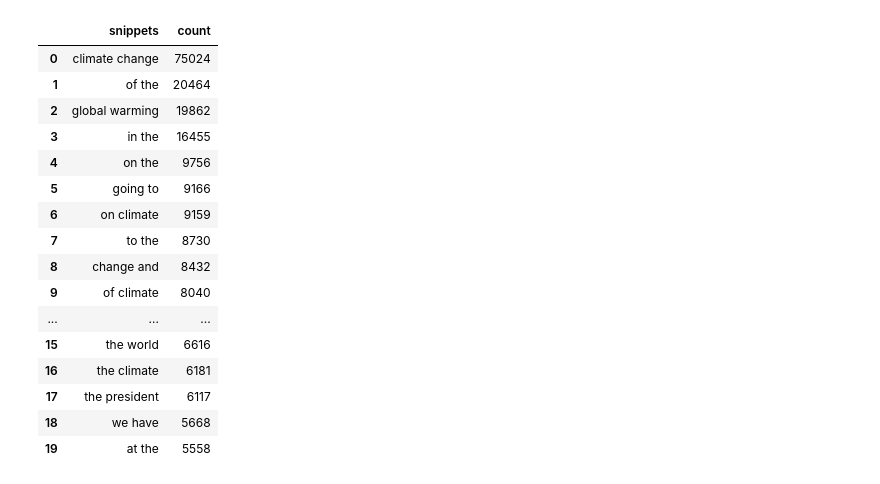
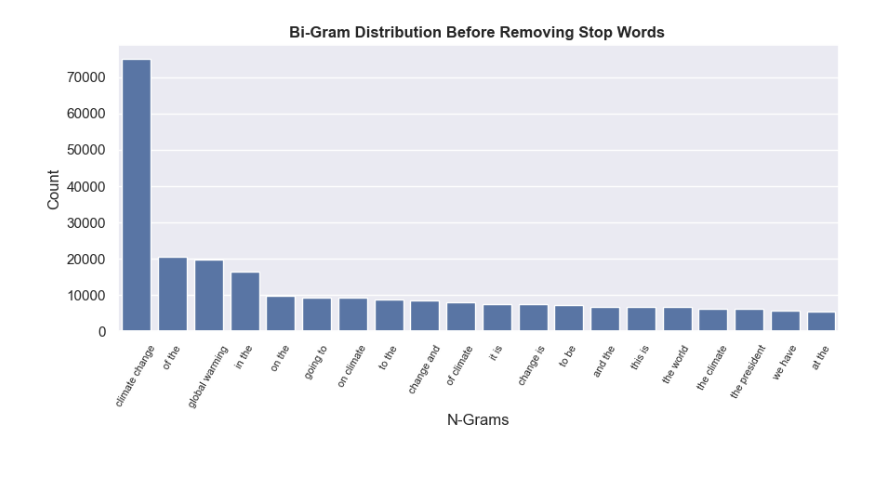
Before and after one commit to giantmagellan/climate-lang-processing, a Jupyter notebook: scripts/eda.ipynb, the cells around one changed output. Cells and saved outputs as stored; diff of their text form; code cells hidden in the pictures.

Commit message:
ngram distributions

```diff
--- a/scripts/eda.ipynb
+++ b/scripts/eda.ipynb
@@ -64,20 +120,5 @@ plot_ngram_dist(phrase_df)
-# %%
-phrase_df
-# %% [output]
-|  | snippets | count |
-| 0 | climate change | 75024 |
-| 1 | of the | 20464 |
-| 2 | global warming | 19862 |
-| 3 | in the | 16455 |
-| 4 | on the | 9756 |
-| 5 | going to | 9166 |
-| 6 | on climate | 9159 |
-| 7 | to the | 8730 |
-| 8 | change and | 8432 |
-| 9 | of climate | 8040 |
-| ... | ... | ... |
-| 15 | the world | 6616 |
-| 16 | the climate | 6181 |
-| 17 | the president | 6117 |
-| 18 | we have | 5668 |
-| 19 | at the | 5558 |
+# %%
+# Bi-gram distribution Before Removing Stopwords (Keep CLimate Phrases)
+get_top_n_ngram(corpus=df['snippet'], remove_stopwords=False, remove_climate_phrases=False)
+# %% [output]
+[figure, added]
```
Also changed, not shown: parts of 8 cells of this notebook, 6 other files.
